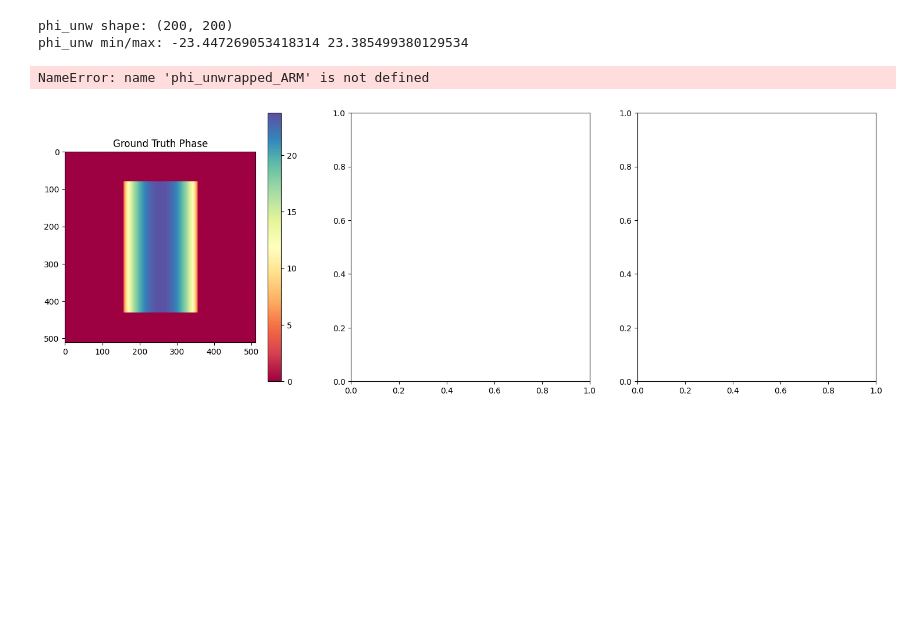
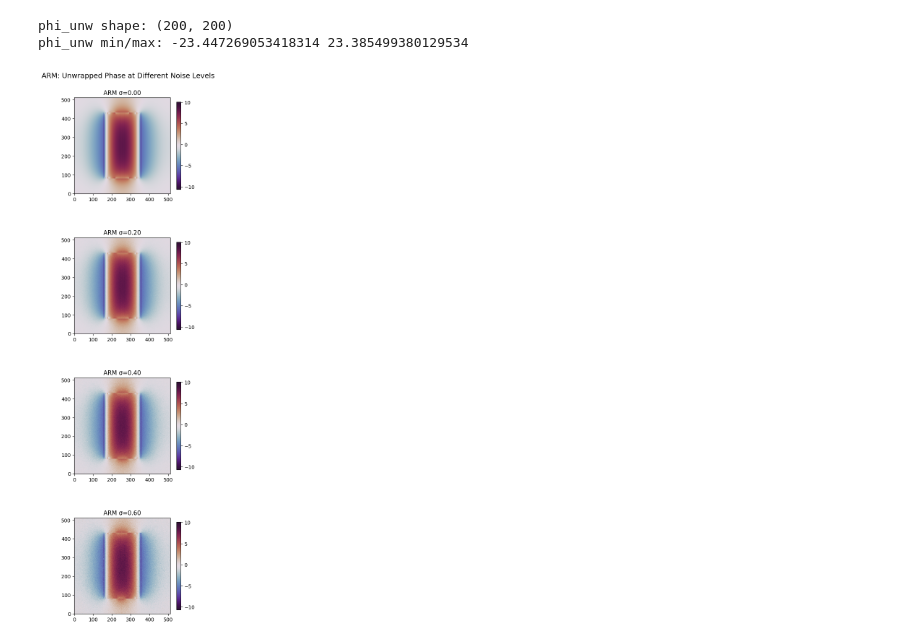
Before and after one commit to oheymans/odt-thesis, a Jupyter notebook: notebooks/ARM.ipynb, the cells around one changed output. Drawn from its saved outputs; the diff is of its cells as text; code cells hidden in the pictures; blank space fills up the shorter version.

Commit message:
Update test.ipynb with latest results

```diff
--- a/notebooks/ARM.ipynb
+++ b/notebooks/ARM.ipynb
@@ -57,6 +57,12 @@ phi_true, phi_wrapped, tissue_mask, medium_mask  = cylinder_phase_perp_to_z_3d(
 )
 
 phi_wrapped_used = phi_wrapped
+
+def additive_noise(phase, sigma, enabled=True):
+    if enabled:
+        noise = np.random.normal(0, sigma, size=phase.shape)
+        return phase + noise
+    return phase
 # %% [markdown]
 ARM
 # %%
@@ -102,35 +108,67 @@ print("phi_unw min/max:", phi_unw.min(), phi_unw.max())
 phi_unw shape: (200, 200)
 phi_unw min/max: -23.447269053418314 23.385499380129534
 # %%
+import numpy as np
 import matplotlib.pyplot as plt
 from src.ARM.unwrap_arm import unwrap_phase_ARM
 
-phi_unwrapped_ARM = unwrap_phase_ARM(
-    phi_wrapped_used,
-    tissue_mask,
-    mu=1.0, lam=0.005, nIter=12000, ban_OmegaInit=0
-)
+from sklearn.metrics import root_mean_squared_error
 
-fig, axes = plt.subplots(1, 3, figsize=(18, 6))
+# ----------------------------------------------------------
+# Noise levels to test
+# ----------------------------------------------------------
+noise_levels = [0.0, 0.2, 0.4, 0.6]
+all_results_ARM = {}
 
-# Ground truth
-im0 = axes[0].imshow(phi_true, cmap='Spectral')
-axes[0].set_title("Ground Truth Phase")
-plt.colorbar(im0, ax=axes[0])
+for sigma in noise_levels:
+    # Add noise to your *wrapped* phase
+    phi_noisy = additive_noise(phi_wrapped, sigma, enabled=True)
+    mask = np.ones_like(phi_noisy, dtype=np.float64)
 
-# Unwrapped
-im1 = axes[1].imshow(phi_unwrapped_ARM, cmap='Spectral')
-axes[1].set_title("ARM Unwrapped Phase")
-plt.colorbar(im1, ax=axes[1])
+    # Run ARM unwrapping
+    phi_u_ARM = unwrap_phase_ARM(
+        phi_noisy, mask=mask,
+        mu=1.0, lam=0.001,
+        nIter=10000, ban_OmegaInit=0
+    )
 
-# Error
-comp = phi_true - phi_unwrapped_ARM
-im2 = axes[2].imshow(comp, cmap='bwr')
-axes[2].set_title("Ground Truth – Unwrapped")
-plt.colorbar(im2, ax=axes[2])
+    all_results_ARM[sigma] = (phi_noisy, phi_u_ARM)
 
+# ----------------------------------------------------------
+# Plot: ARM unwrapped phases
+# ----------------------------------------------------------
+all_unwrapped_global = np.concatenate([r.flatten() for (_, r) in all_results_ARM.values()])
+vmin_u, vmax_u = np.min(all_unwrapped_global), np.max(all_unwrapped_global)
+
+fig, axes = plt.subplots(len(noise_levels),1, figsize=(4, 4*len(noise_levels)))
+for i, (sigma, (phi_noisy, phi_u)) in enumerate(all_results_ARM.items()):
+    ax = axes[i]
+    im = ax.imshow(phi_u, cmap="twilight_shifted", origin="lower", vmin=vmin_u, vmax=vmax_u)
+    ax.set_title(f"ARM σ={sigma:.2f}")
+    ax.set_aspect('equal')
+    plt.colorbar(im, ax=ax, shrink=0.7)
+
+plt.suptitle("ARM: Unwrapped Phase at Different Noise Levels", fontsize=14)
 plt.tight_layout()
 plt.show()
+
+# ----------------------------------------------------------
+# Plot: Error maps (vs true phase)
+# ----------------------------------------------------------
+all_errors_global = np.concatenate([(phi_u - phi_true).flatten() for (_, phi_u) in all_results_ARM.values()])
+vmin_e, vmax_e = np.min(all_errors_global), np.max(all_errors_global)
+
+fig, axes = plt.subplots(len(noise_levels), 1, figsize=(4, 4*len(noise_levels)))
+for i, (sigma, (phi_noisy, phi_u)) in enumerate(all_results_ARM.items()):
+    ax = axes[i]
+    err = phi_u - phi_true
+    im = ax.imshow(err, cmap="RdBu", origin="lower", vmin=vmin_e, vmax=vmax_e)
+    ax.set_title(f"Error σ={sigma:.2f}")
+    ax.set_aspect('equal')
+    plt.colorbar(im, ax=ax, shrink=0.7)
+
+plt.suptitle("ARM: Error Maps at Different Noise Levels", fontsize=14)
+plt.tight_layout()
+plt.show()
 # %% [output]
-NameError: name 'phi_unwrapped_ARM' is not defined
-[figure, old version]
+[figure, new version]
```
Also changed, not shown: parts of 5 cells of this notebook.
